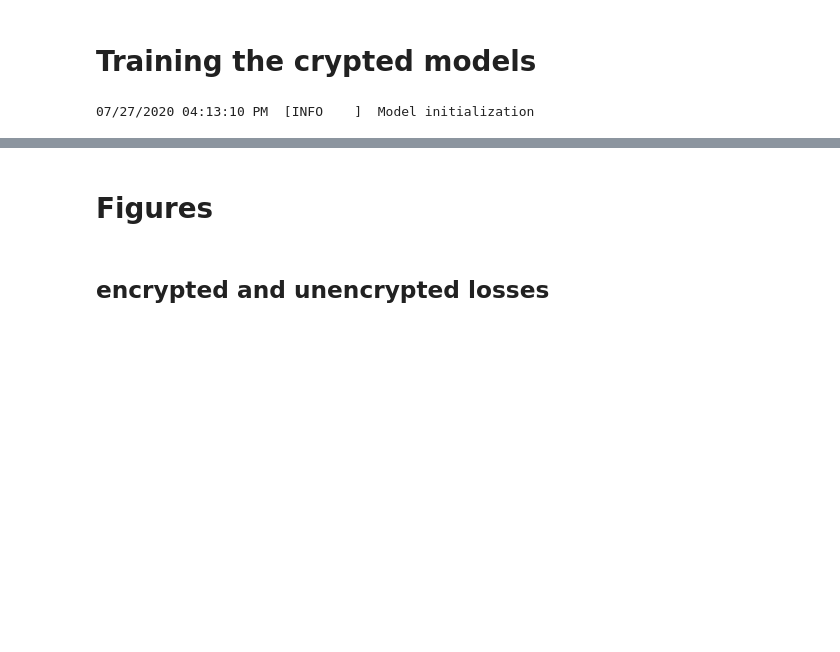
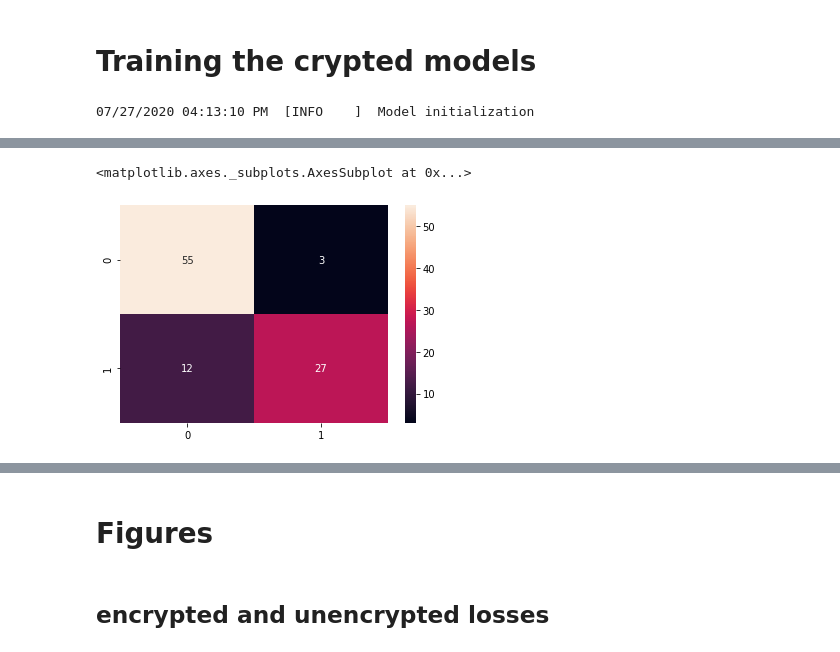
Before and after one commit to arthurPignet/privacy-preserving-titanic-challenge, a Jupyter notebook: ckks_titanic/notebooks/2-ap-main.ipynb, the cells around one changed output, grey strips where cells are left out. Cells and saved outputs as stored; diff of their text form; code cells hidden in the pictures; blank space fills up the shorter version.

Commit message:
add sklearn comparison, and change accuracy fonction

```diff
--- a/ckks_titanic/notebooks/2-ap-main.ipynb
+++ b/ckks_titanic/notebooks/2-ap-main.ipynb
@@ -122,7 +125,7 @@ def refresh(ciphertext, **kwarg):
             return ts.ckks_vector(context, ciphertext.decrypt(secret_key))
 
 
-def accuracy(crypted_weight, crypted_bias, prior_unencrypted_X = None, prior_unencrypted_Y=None, **kwarg):
+def accuracy(crypted_weight, crypted_bias, prior_unencrypted_X = None, prior_unencrypted_Y=None, treshold = 0.5, verbose = True, **kwarg):
     """
     This function is here to compute the accuracy
     1-NOTE : we could maybe estimate this function homomorphically, by designing an approximation of the sign function.
@@ -139,6 +142,8 @@ def accuracy(crypted_weight, crypted_bias, prior_unencrypted_X = None, prior_une
                                 If not provided, the accuracy will be computed with the data provided in the kwarg
     (Optionnal) prior_unencrypted_Y ; labels on which the model accuracy will be computed. If not provided.
                                 If not provided, the accuracy will be computed with the data provided in the kwarg
+    threshold : default 0.5, use to classified the data from the probability computed
+    verbose : Default True. If set to True, will log a report on F1, recall, precision, accuracy scores, and print the confusion matrix
     **kwarg ; dict, must contain context, secret_key, (Optionnal) unencrytped_X and (Optionnal) unencrypted_Y
 
     :returns
@@ -176,8 +181,20 @@ def accuracy(crypted_weight, crypted_bias, prior_unencrypted_X = None, prior_une
 
     re = unencrypted_X.dot(weight) + bias
     prediction = (np.float_power(re, 3)) * -0.004 + re * 0.197 + 0.5
-    print(prediction)
-    return (np.abs((unencrypted_Y-prediction.reshape(unencrypted_Y.shape))) < 0.5).astype(float).mean()
+
+    prediction = 1*(prediction > treshold)
+    recall = recall_score(test_labels,prediction)
+    F1 = f1_score(test_labels, prediction)
+    precision = precision_score(test_labels, prediction)
+    cf_m=confusion_matrix(test_labels, prediction )
+    accuracy = accuracy_score(test_labels, prediction)
+    if verbose:
+        logging.info("Precision score of encrypted model on test set: %s " % precision)
+        logging.info("Recall score  of encrypted model on test set : %s " % recall)
+        logging.info("F1 score of encrypted model on test set: %s " % F1)
+        logging.info("Accuracy of encrypted model on train set : %s " % accuracy)
+        sns.heatmap(cf_m, annot=True)
+    return {'precision': precision, 'recall':recall, 'F1 score':F1, "accuracy":accuracy, "confusion matrix":cf_m}
 # %% [markdown]
 # Loading and processing the data
 # %%
@@ -401,0 +465,19 @@ model.iter
+# %%
+unencrypted_X = test_features.to_numpy()
+weight = model.weight.decrypt(secret_key)
+bias = model.bias.decrypt(secret_key)
+re = unencrypted_X.dot(weight) + bias
+prediction = (np.float_power(re, 3)) * -0.004 + re * 0.197 + 0.5
+prediction = 1*(prediction > 0.5)
+recall = recall_score(test_labels,prediction)
+F1 = f1_score(test_labels, prediction)
+precision = precision_score(test_labels, prediction)
+cf_m=confusion_matrix(test_labels, prediction )
+accuracy = accuracy_score(test_labels, prediction)
+
+logging.info("Precision score of encrypted model on test set: %s " % precision)
+logging.info("Recall score  of encrypted model on test set : %s " % recall)
+logging.info("F1 score of encrypted model on test set: %s " % F1)
+logging.info("Accuracy of encrypted model on train set : %s " % accuracy)
+sns.heatmap(cf_m, annot=True)
+# %% [output]
@@ -401,0 +488,2 @@ model.iter
+<matplotlib.axes._subplots.AxesSubplot at 0x...>
+[figure, added]
```
Also changed, not shown: parts of 19 cells of this notebook, 1 other file.
